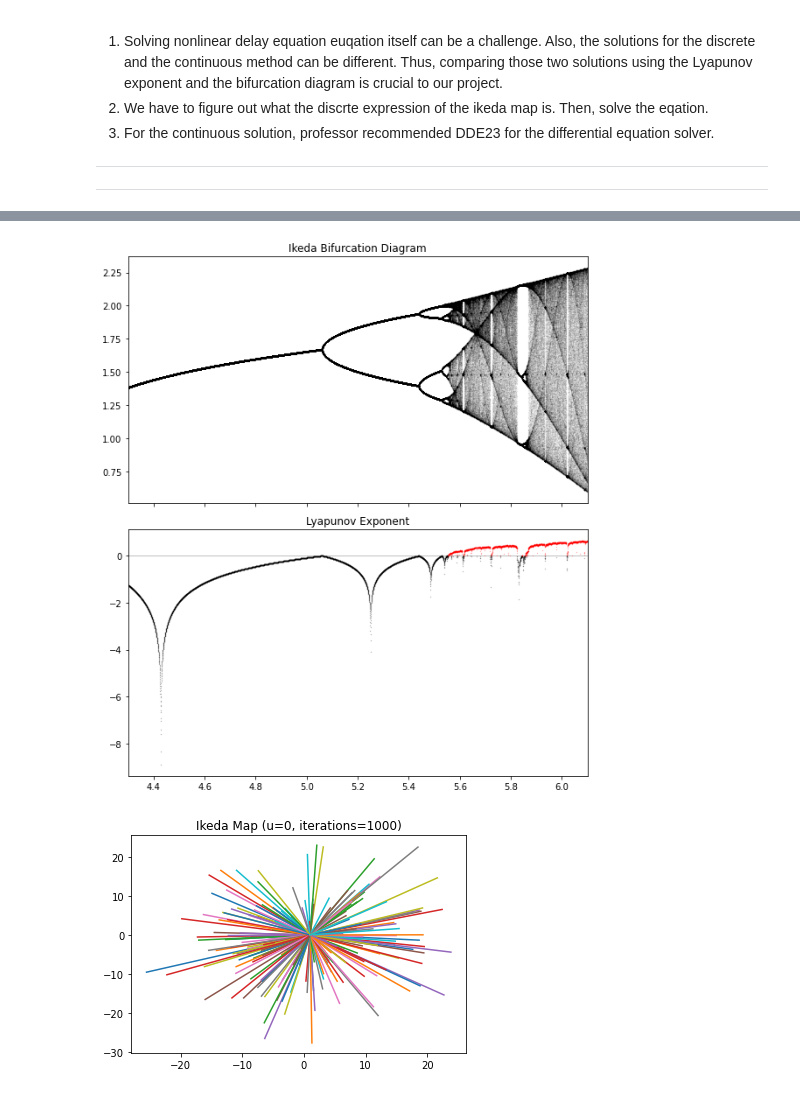
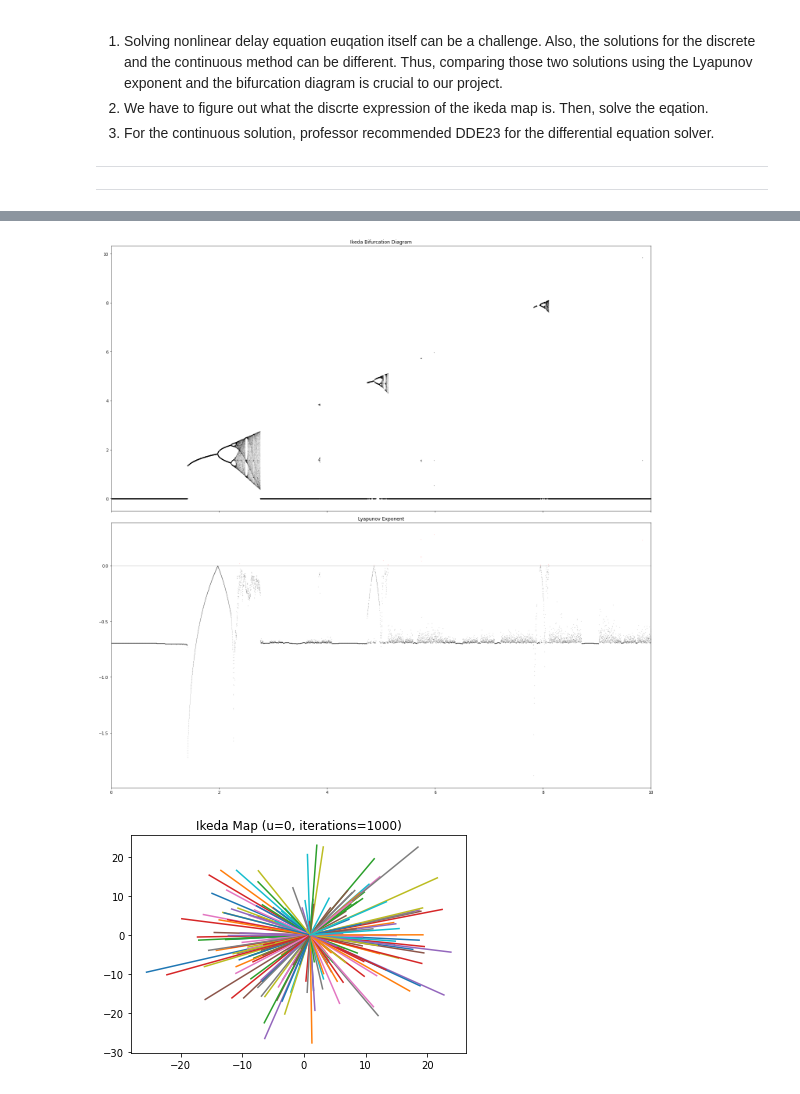
Before and after one commit to ihkim94/Ikeda, a Jupyter notebook: Ikeda_map.ipynb, the cells around one changed output, grey strips where cells are left out. Cells and saved outputs as stored; diff of their text form; code cells hidden in the pictures.

```diff
--- a/Ikeda_map.ipynb
+++ b/Ikeda_map.ipynb
@@ -186,22 +224,0 @@ TypeError: 'numpy.ndarray' object is not callable
-# %%
-from pylab import cos, linspace, subplots
-from ddeint import ddeint
-
-ic = 0.5
-
-def values_before_zero(t):
-    return ic
-
-delay = 5
-beta = 4
-tau = 1
-def model(y, t):
-    return (beta/tau)*(np.sin(y(t - delay))**2) - y(t)/tau
-
-tpts = np.linspace(0, 20, 100)
-yy = ddeint(model, values_before_zero, tpts)
-
-
-fig, ax = subplots(1, figsize=(5, 5))
-ax.plot(tt, yy)
-ax.figure.savefig("variable_delay.jpeg")
@@ -213,10 +229,6 @@ ax.figure.savefig("variable_delay.jpeg")
 # %%
-import numpy as np
-import scipy
-import matplotlib.pyplot as plt
-
 def ikeda(b, tau, y):
-    return b/tau * ((np.sin(y))**2) - y/tau
+    return b * ((np.sin(y))**2)
 
 
 def cobweb_plot(b,tau,y0,n,ax=None):
@@ -264,36 +276,36 @@ ax4.set_ylim(0.5,3)
 # %%
 n = 10000
-b = np.linspace(4.3,6.1,n)
+b = np.linspace(0, 10,n)
 iterations = 1000
 last = 100
 tau = 2
 y = 1
 lyapunov = np.zeros(n)
 
-fig, (ax1, ax2) = plt.subplots(2, 1, figsize=(8, 9),sharex=True)
+fig, (ax1, ax2) = plt.subplots(2, 1, figsize=(20, 20),sharex=True)
 
 for i in range(iterations):
     y = ikeda(b,tau,y)
     lyapunov += np.log(abs(b/2*np.sin(2*y)-1/2))
     if i >= (iterations-last):
         ax1.plot(b,y,'.k', alpha=.25,ms=0.1)
-ax1.set_xlim(4.3,6.1)
+ax1.set_xlim(0, 10)
 ax1.set_title("Ikeda Bifurcation Diagram")
 
 ax2.axhline(0, color='k', lw=0.5, alpha=0.5)
 
 
 ax2.plot(b[lyapunov/iterations<0],lyapunov[lyapunov/iterations<0]/iterations, '.k', alpha=0.5,ms=0.5)
 
 ax2.plot(b[lyapunov/iterations>=0],lyapunov[lyapunov/iterations>=0]/iterations, '.r', alpha=0.5,ms=0.5)
 
 
-ax2.set_xlim(4.3,6.1)
+ax2.set_xlim(0, 10)
 
 ax2.set_title("Lyapunov Exponent")
 plt.tight_layout()
 # %% [output]
-[figure, old version]
+[figure, new version]
 # %%
 import math
 
```
Also changed, not shown: parts of 17 cells of this notebook, 2 other files.
